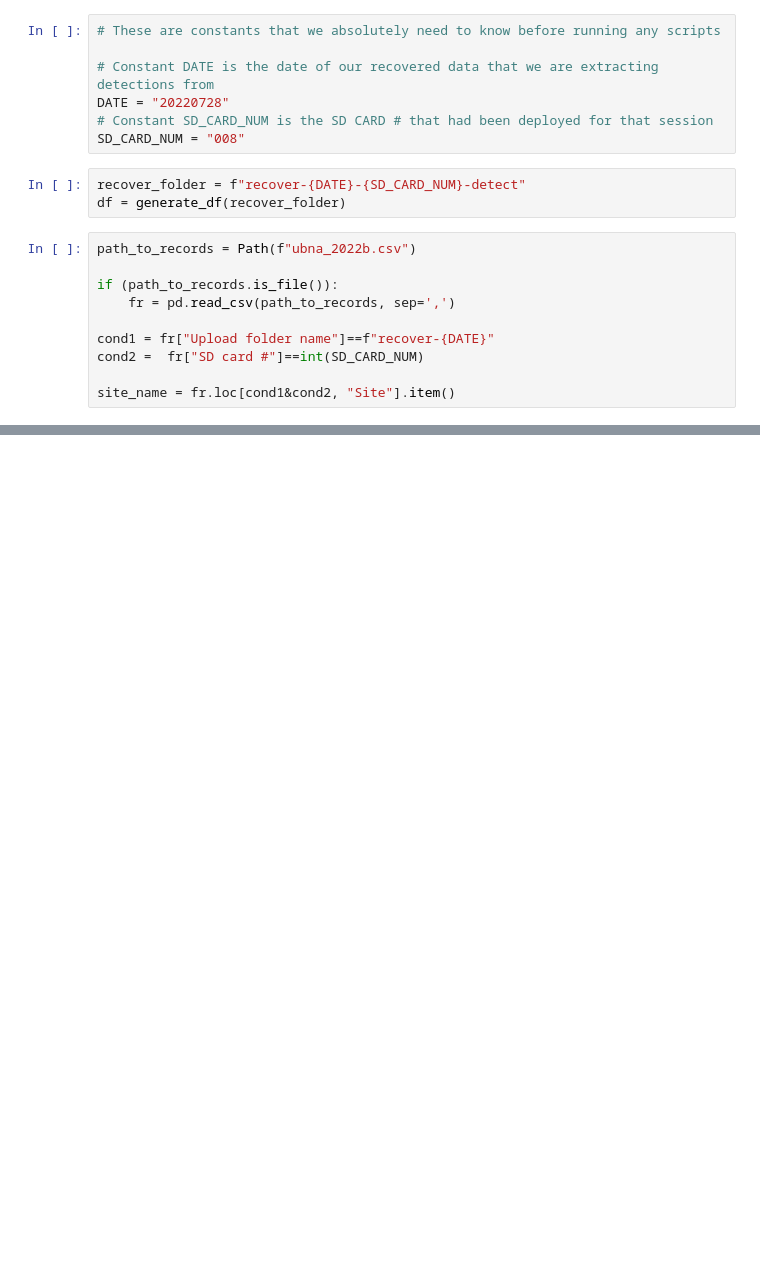
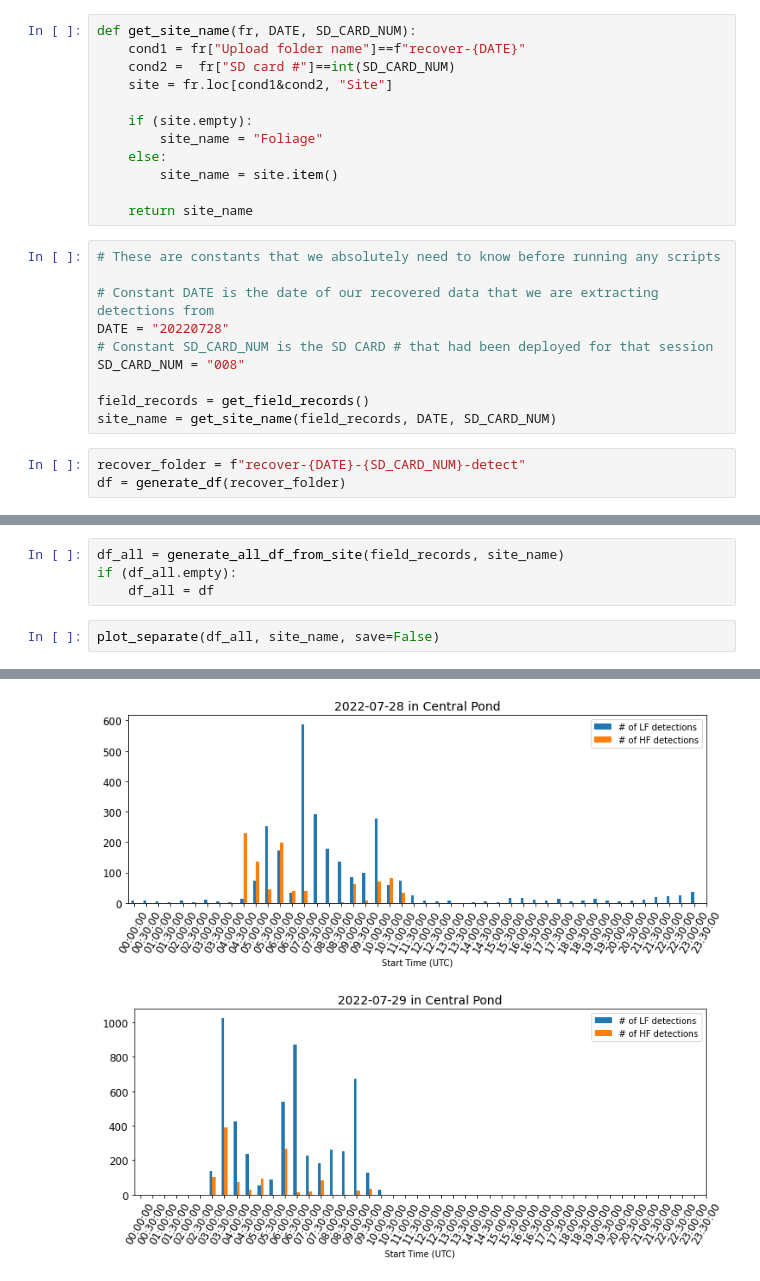
Before and after one commit to uw-echospace/ubna-field, a Jupyter notebook: notebooks/call_number_plotter.ipynb, the cells around one changed output, grey strips where cells are left out. Drawn from its saved outputs; the diff is of its cells as text; blank space fills up the shorter version.

```diff
--- a/notebooks/call_number_plotter.ipynb
+++ b/notebooks/call_number_plotter.ipynb
@@ -126,3 +158,15 @@ def plot_total(df, site):
+# %%
+def get_site_name(fr, DATE, SD_CARD_NUM):
+    cond1 = fr["Upload folder name"]==f"recover-{DATE}"
+    cond2 =  fr["SD card #"]==int(SD_CARD_NUM)
+    site = fr.loc[cond1&cond2, "Site"]
+
+    if (site.empty):
+        site_name = "Foliage"
+    else:
+        site_name = site.item()
+
+    return site_name
 # %%
 # These are constants that we absolutely need to know before running any scripts
 
@@ -130,17 +174,10 @@ def plot_total(df, site):
 DATE = "20220728"
 # Constant SD_CARD_NUM is the SD CARD # that had been deployed for that session
 SD_CARD_NUM = "008"
+
+field_records = get_field_records()
+site_name = get_site_name(field_records, DATE, SD_CARD_NUM)
 # %%
 recover_folder = f"recover-{DATE}-{SD_CARD_NUM}-detect"
 df = generate_df(recover_folder)
-# %%
-path_to_records = Path(f"ubna_2022b.csv")
-
-if (path_to_records.is_file()):
-    fr = pd.read_csv(path_to_records, sep=',')
-
-cond1 = fr["Upload folder name"]==f"recover-{DATE}"
-cond2 =  fr["SD card #"]==int(SD_CARD_NUM)
-
-site_name = fr.loc[cond1&cond2, "Site"].item()
 # %%
@@ -161,0 +193,7 @@ plot_total(df_all, site_name)
+# %%
+df_all = generate_all_df_from_site(field_records, site_name)
+if (df_all.empty):
+    df_all = df
+# %%
+plot_separate(df_all, site_name, save=False)
+# %% [output]
@@ -161,0 +202,2 @@ plot_total(df_all, site_name)
+[figure, added]
+[figure, added]
```
Also changed, not shown: parts of 12 cells of this notebook, 17 other files.
